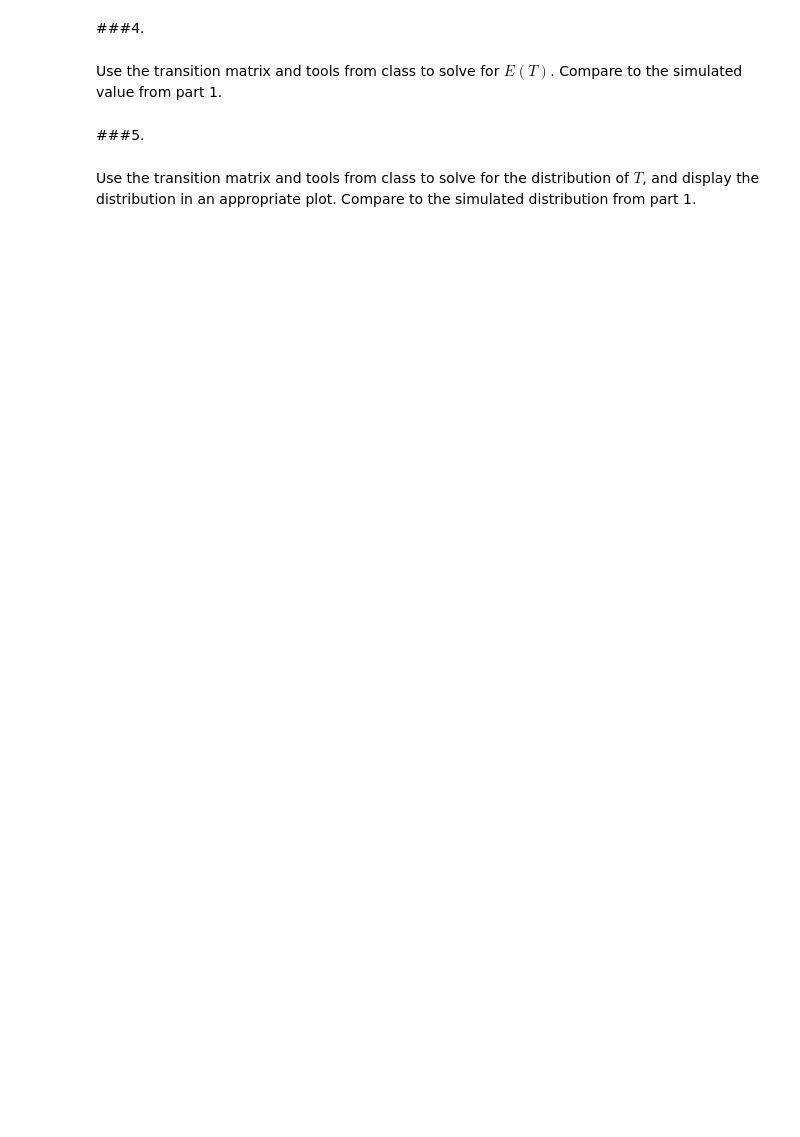
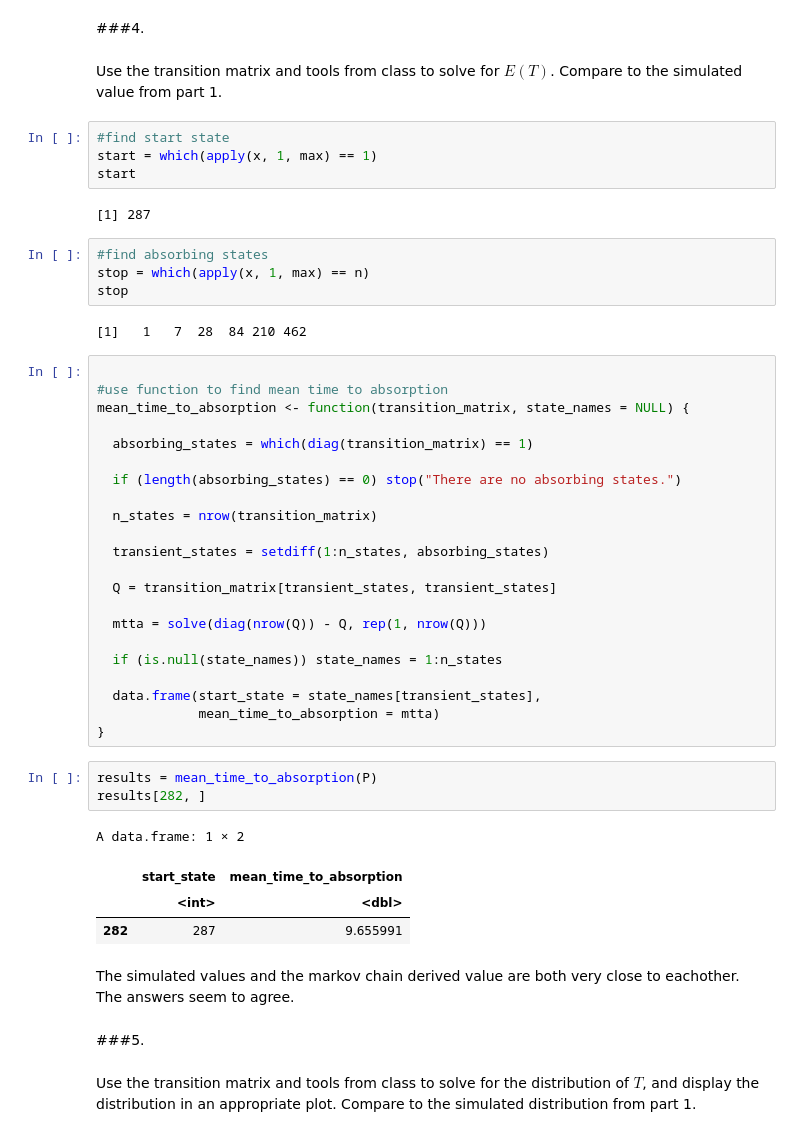
Before and after one commit to NRJaggers/Applied-Stochastic-Processes, a Jupyter notebook: Applications/3-More_Markov_Chains/More_Markov_Chains.ipynb, the cells around one changed output. Cells and saved outputs as stored; diff of their text form; blank space fills up the shorter version.

```diff
--- a/Applications/3-More_Markov_Chains/More_Markov_Chains.ipynb
+++ b/Applications/3-More_Markov_Chains/More_Markov_Chains.ipynb
@@ -120,6 +191,50 @@ Determine the transition matrix for your Markov chain. You might want to compute
 ###4.
 # %% [markdown]
 Use the transition matrix and tools from class to solve for $E(T)$. Compare to the simulated value from part 1.
+# %%
+#find start state
+start = which(apply(x, 1, max) == 1)
+start
+# %% [output]
+[1] 287
+# %%
+#find absorbing states
+stop = which(apply(x, 1, max) == n)
+stop
+# %% [output]
+[1]   1   7  28  84 210 462
+# %%
+
+#use function to find mean time to absorption
+mean_time_to_absorption <- function(transition_matrix, state_names = NULL) {
+
+  absorbing_states = which(diag(transition_matrix) == 1)
+
+  if (length(absorbing_states) == 0) stop("There are no absorbing states.")
+
+  n_states = nrow(transition_matrix)
+
+  transient_states = setdiff(1:n_states, absorbing_states)
+
+  Q = transition_matrix[transient_states, transient_states]
+
+  mtta = solve(diag(nrow(Q)) - Q, rep(1, nrow(Q)))
+
+  if (is.null(state_names)) state_names = 1:n_states
+
+  data.frame(start_state = state_names[transient_states],
+             mean_time_to_absorption = mtta)
+}
+# %%
+results = mean_time_to_absorption(P)
+results[282, ]
+# %% [output]
+A data.frame: 1 × 2
+|  | start_state | mean_time_to_absorption |
+|  | <int> | <dbl> |
+| 282 | 287 | 9.655991 |
+# %% [markdown]
+The simulated values and the markov chain derived value are both very close to eachother. The answers seem to agree.
 # %% [markdown]
 ###5.
 # %% [markdown]
```
Also changed, not shown: parts of 8 cells of this notebook.
